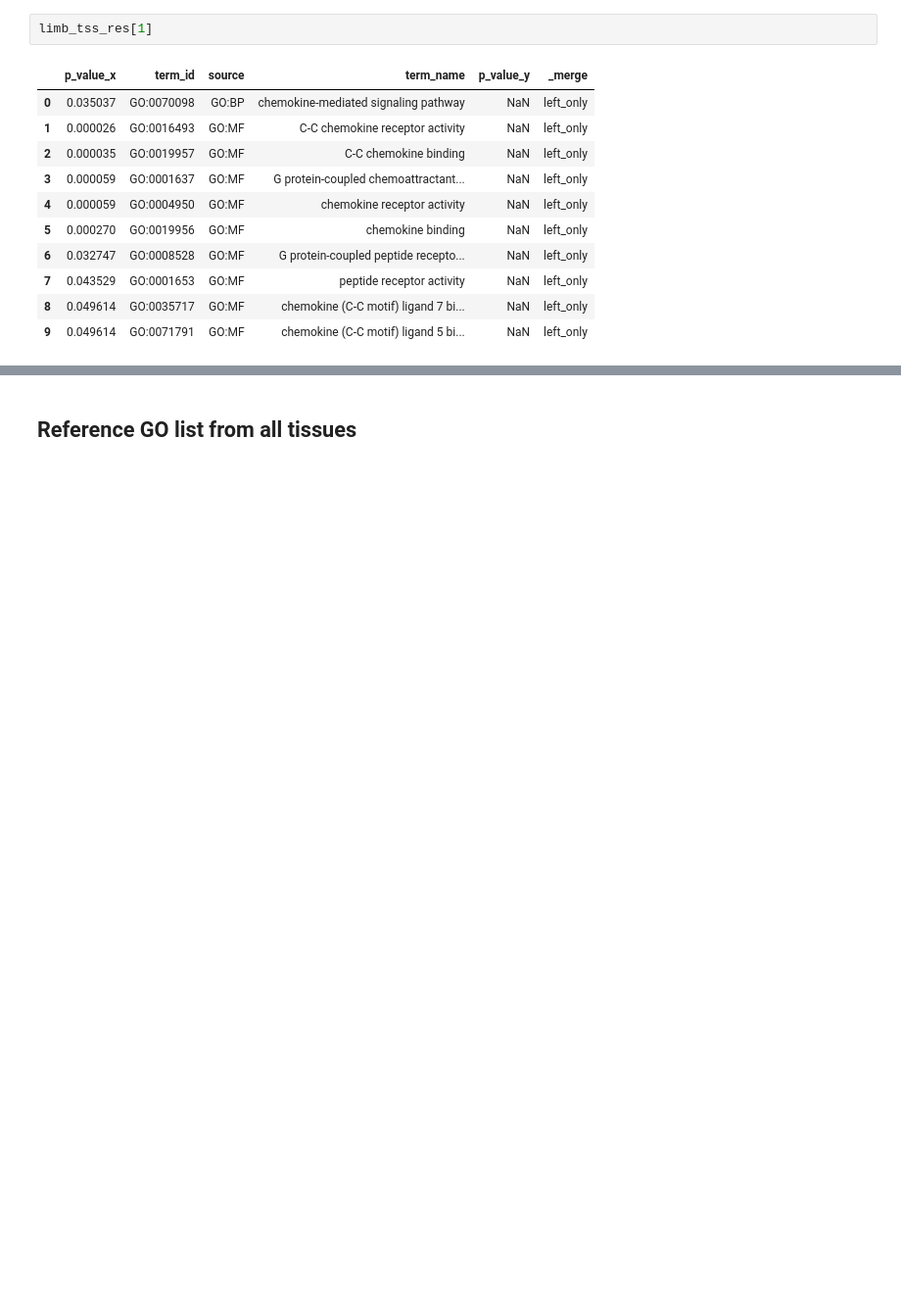
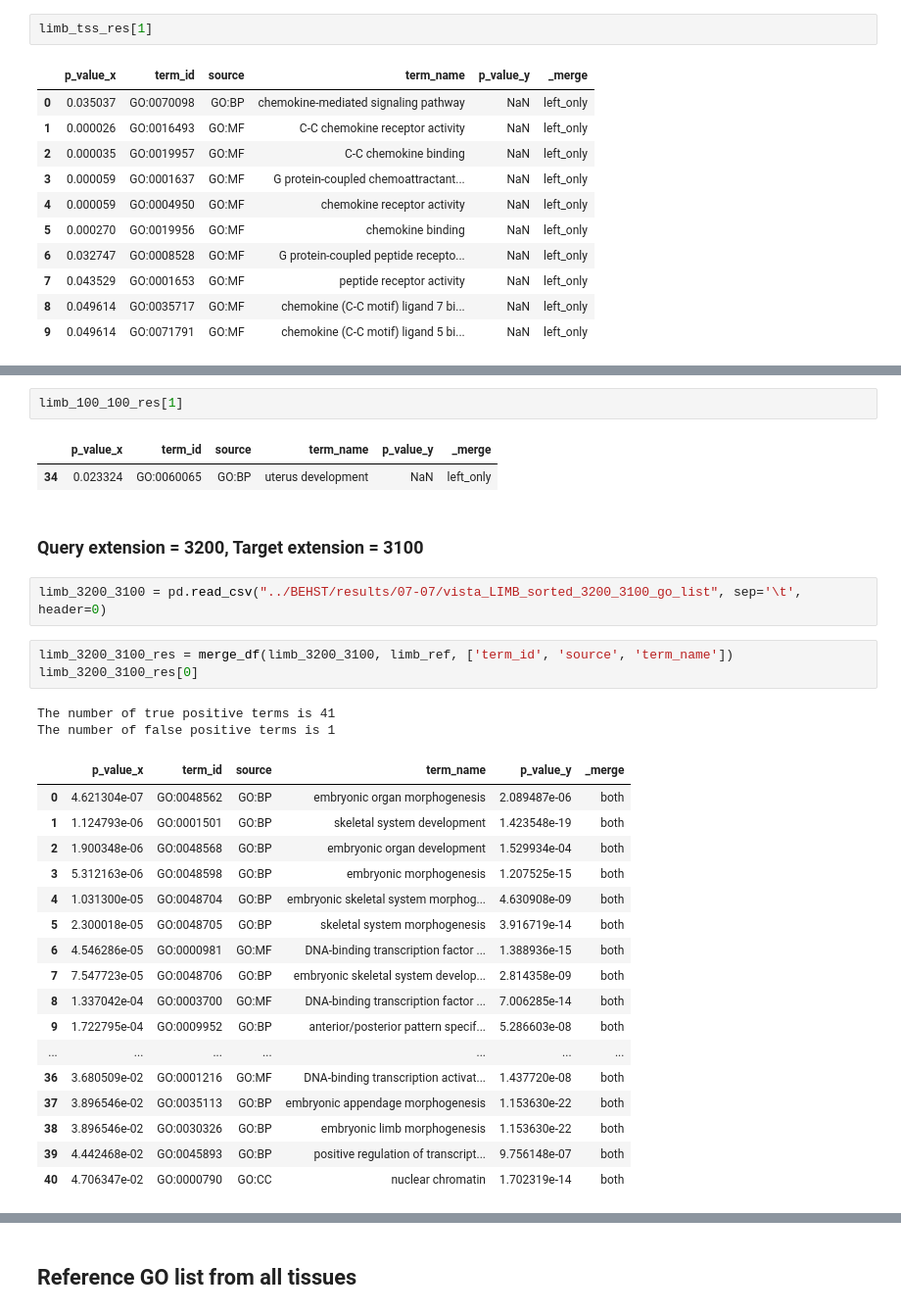
Before and after one commit to hoffmangroup/2020behst, a Jupyter notebook: comparison_test.ipynb, the cells around one changed output, grey strips where cells are left out. Shown at 98% size. Drawn from its saved outputs; the diff is of its cells as text; blank space fills up the shorter version.

```diff
--- a/comparison_test.ipynb
+++ b/comparison_test.ipynb
@@ -265,0 +342,32 @@ limb_tss_res[1]
+# %%
+limb_100_100_res[1]
+# %% [output]
+|  | p_value_x | term_id | source | term_name | p_value_y | _merge |
+| 34 | 0.023324 | GO:0060065 | GO:BP | uterus development | NaN | left_only |
+# %% [markdown]
+### Query extension = 3200, Target extension = 3100
+# %%
+limb_3200_3100 = pd.read_csv("../BEHST/results/07-07/vista_LIMB_sorted_3200_3100_go_list", sep='\t', header=0)
+# %%
+limb_3200_3100_res = merge_df(limb_3200_3100, limb_ref, ['term_id', 'source', 'term_name'])
+limb_3200_3100_res[0]
+# %% [output]
+The number of true positive terms is 41
+The number of false positive terms is 1
+|  | p_value_x | term_id | source | term_name | p_value_y | _merge |
+| 0 | 4.621304e-07 | GO:0048562 | GO:BP | embryonic organ morphogenesis | 2.089487e-06 | both |
+| 1 | 1.124793e-06 | GO:0001501 | GO:BP | skeletal system development | 1.423548e-19 | both |
+| 2 | 1.900348e-06 | GO:0048568 | GO:BP | embryonic organ development | 1.529934e-04 | both |
+| 3 | 5.312163e-06 | GO:0048598 | GO:BP | embryonic morphogenesis | 1.207525e-15 | both |
+| 4 | 1.031300e-05 | GO:0048704 | GO:BP | embryonic skeletal system morphog... | 4.630908e-09 | both |
+| 5 | 2.300018e-05 | GO:0048705 | GO:BP | skeletal system morphogenesis | 3.916719e-14 | both |
+| 6 | 4.546286e-05 | GO:0000981 | GO:MF | DNA-binding transcription factor ... | 1.388936e-15 | both |
+| 7 | 7.547723e-05 | GO:0048706 | GO:BP | embryonic skeletal system develop... | 2.814358e-09 | both |
+| 8 | 1.337042e-04 | GO:0003700 | GO:MF | DNA-binding transcription factor ... | 7.006285e-14 | both |
+| 9 | 1.722795e-04 | GO:0009952 | GO:BP | anterior/posterior pattern specif... | 5.286603e-08 | both |
+| ... | ... | ... | ... | ... | ... | ... |
+| 36 | 3.680509e-02 | GO:0001216 | GO:MF | DNA-binding transcription activat... | 1.437720e-08 | both |
+| 37 | 3.896546e-02 | GO:0035113 | GO:BP | embryonic appendage morphogenesis | 1.153630e-22 | both |
+| 38 | 3.896546e-02 | GO:0030326 | GO:BP | embryonic limb morphogenesis | 1.153630e-22 | both |
+| 39 | 4.442468e-02 | GO:0045893 | GO:BP | positive regulation of transcript... | 9.756148e-07 | both |
+| 40 | 4.706347e-02 | GO:0000790 | GO:CC | nuclear chromatin | 1.702319e-14 | both |
```
Also changed, not shown: parts of 23 cells of this notebook.
